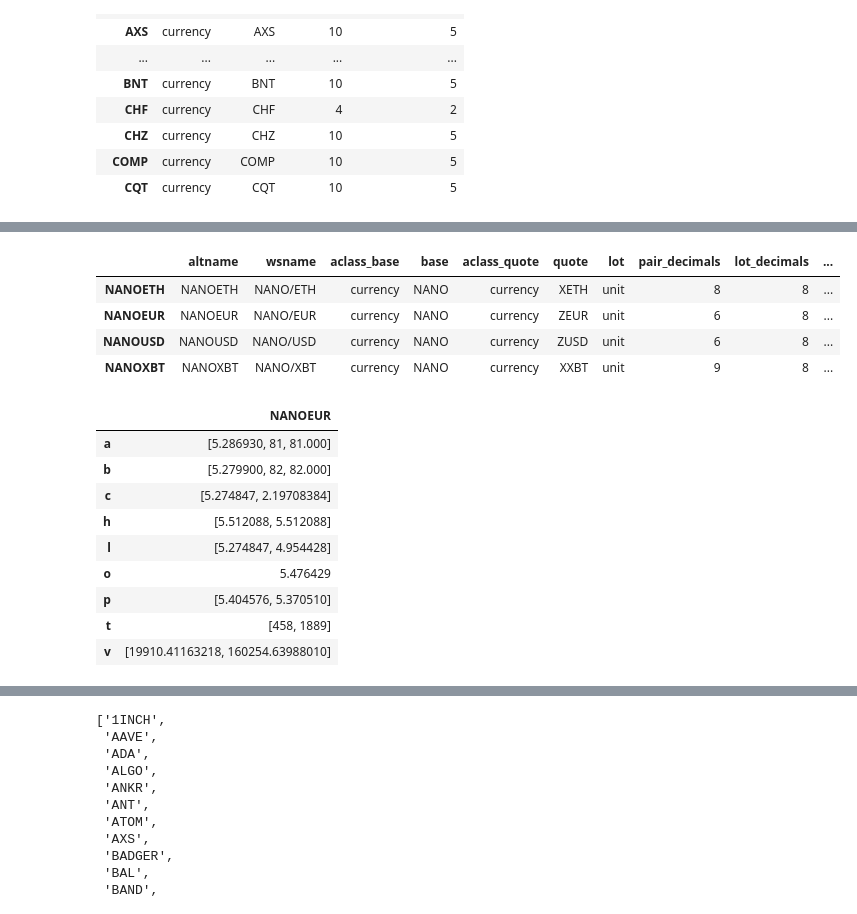
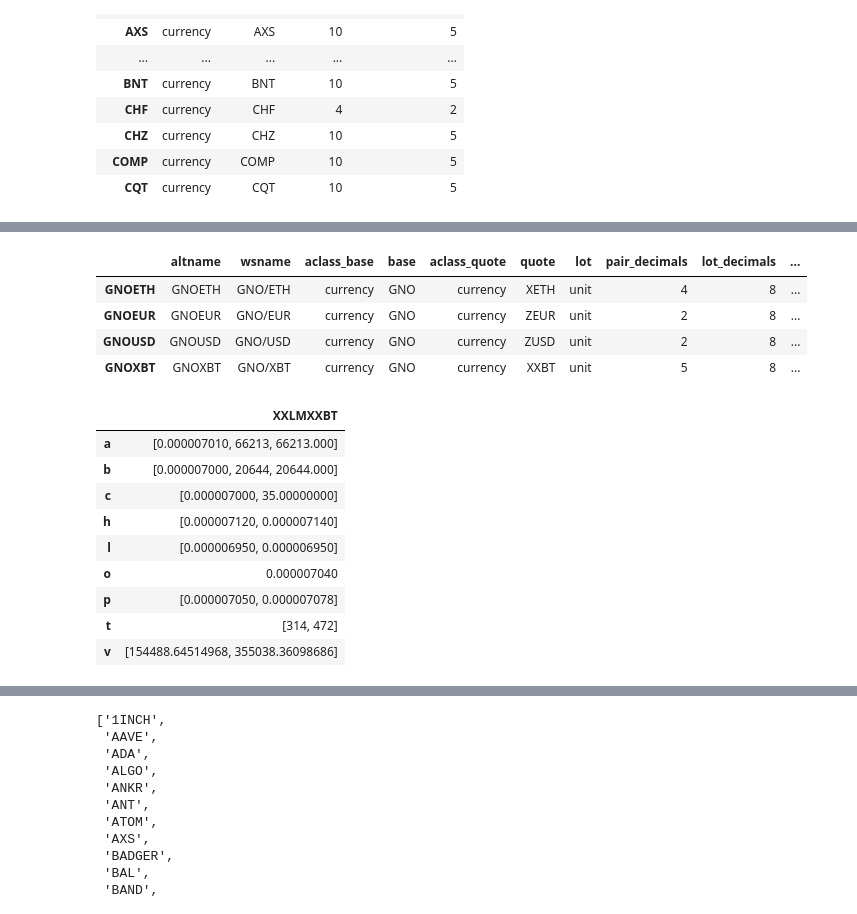
Before and after one commit to MaelkoM/cropto, a Jupyter notebook: webapp/Untitled.ipynb, the cells around one changed output, grey strips where cells are left out. Saved outputs shown, nothing was run; the diff lists cells and outputs as text; code cells hidden in the pictures.

```diff
--- a/webapp/Untitled.ipynb
+++ b/webapp/Untitled.ipynb
@@ -93,24 +91,24 @@ data1
    'display_decimals': 2}}}
 # %%
 pairs = k.get_tradable_asset_pairs()
-pairs[pairs["base"] == "NANO"]
+pairs[pairs["base"] == "XMLN"].tail(20)
 # %% [output]
 |  | altname | wsname | aclass_base | base | aclass_quote | quote | lot | pair_decimals | lot_decimals | ... |
-| NANOETH | NANOETH | NANO/ETH | currency | NANO | currency | XETH | unit | 8 | 8 | ... |
-| NANOEUR | NANOEUR | NANO/EUR | currency | NANO | currency | ZEUR | unit | 6 | 8 | ... |
-| NANOUSD | NANOUSD | NANO/USD | currency | NANO | currency | ZUSD | unit | 6 | 8 | ... |
-| NANOXBT | NANOXBT | NANO/XBT | currency | NANO | currency | XXBT | unit | 9 | 8 | ... |
+| GNOETH | GNOETH | GNO/ETH | currency | GNO | currency | XETH | unit | 4 | 8 | ... |
+| GNOEUR | GNOEUR | GNO/EUR | currency | GNO | currency | ZEUR | unit | 2 | 8 | ... |
+| GNOUSD | GNOUSD | GNO/USD | currency | GNO | currency | ZUSD | unit | 2 | 8 | ... |
+| GNOXBT | GNOXBT | GNO/XBT | currency | GNO | currency | XXBT | unit | 5 | 8 | ... |
 # %%
-ticker = k.get_ticker_information("NANOEUR")
+ticker = k.get_ticker_information("XLMXBT")
 ticker.T
 # %% [output]
-|  | NANOEUR |
-| a | [5.286930, 81, 81.000] |
-| b | [5.279900, 82, 82.000] |
-| c | [5.274847, 2.19708384] |
-| h | [5.512088, 5.512088] |
-| l | [5.274847, 4.954428] |
-| o | 5.476429 |
-| p | [5.404576, 5.370510] |
-| t | [458, 1889] |
-| v | [19910.41163218, 160254.63988010] |
+|  | XXLMXXBT |
+| a | [0.000007010, 66213, 66213.000] |
+| b | [0.000007000, 20644, 20644.000] |
+| c | [0.000007000, 35.00000000] |
+| h | [0.000007120, 0.000007140] |
+| l | [0.000006950, 0.000006950] |
+| o | 0.000007040 |
+| p | [0.000007050, 0.000007078] |
+| t | [314, 472] |
+| v | [154488.64514968, 355038.36098686] |
```
Also changed, not shown: parts of 4 cells of this notebook, 5 other files.
